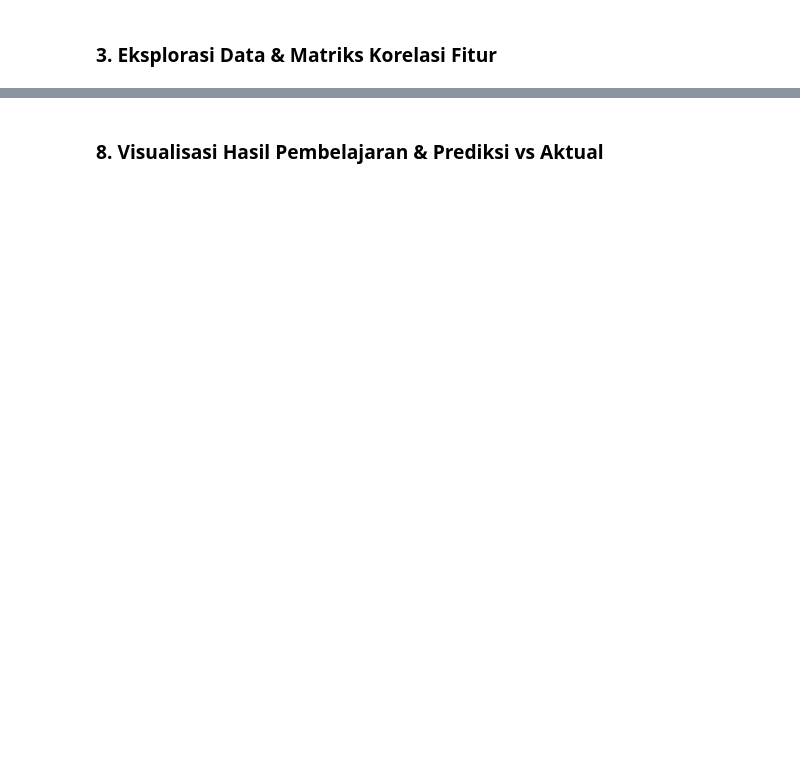
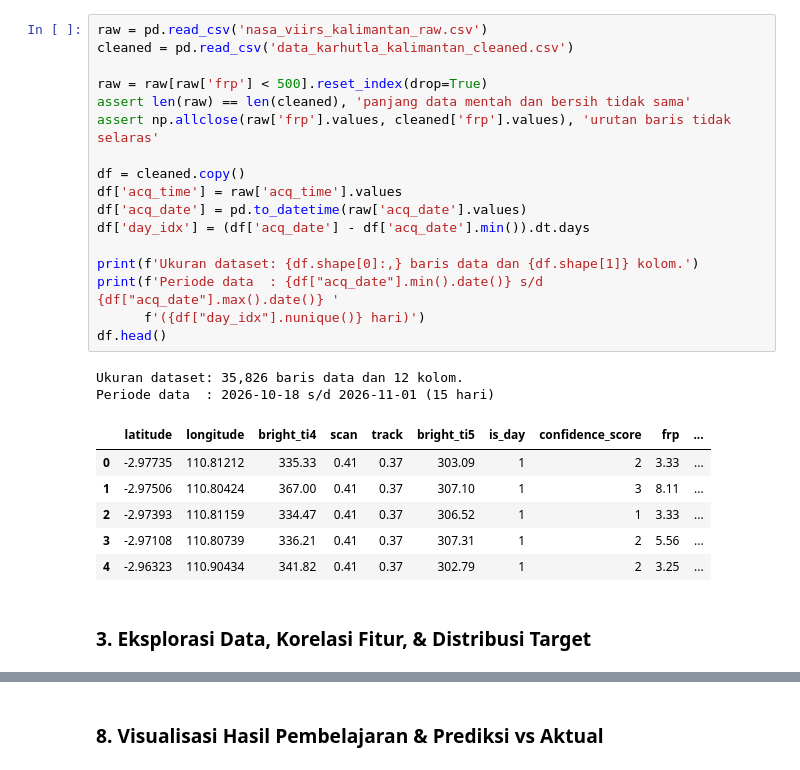
Before and after one commit to adityadoang/Prediksi-titik-panas-karhutla-di-kalimantan, a Jupyter notebook: projek_jst_karhutla.ipynb, the cells around one changed output, grey strips where cells are left out. Drawn from its saved outputs; the diff is of its cells as text; blank space fills up the shorter version.

```diff
--- a/projek_jst_karhutla.ipynb
+++ b/projek_jst_karhutla.ipynb
@@ -67,3 +72,29 @@ Ukuran dataset: 35,826 baris data dan 9 kolom.
+# %%
+raw = pd.read_csv('nasa_viirs_kalimantan_raw.csv')
+cleaned = pd.read_csv('data_karhutla_kalimantan_cleaned.csv')
+
+raw = raw[raw['frp'] < 500].reset_index(drop=True)
+assert len(raw) == len(cleaned), 'panjang data mentah dan bersih tidak sama'
+assert np.allclose(raw['frp'].values, cleaned['frp'].values), 'urutan baris tidak selaras'
+
+df = cleaned.copy()
+df['acq_time'] = raw['acq_time'].values
+df['acq_date'] = pd.to_datetime(raw['acq_date'].values)
+df['day_idx'] = (df['acq_date'] - df['acq_date'].min()).dt.days
+
+print(f'Ukuran dataset: {df.shape[0]:,} baris data dan {df.shape[1]} kolom.')
+print(f'Periode data  : {df["acq_date"].min().date()} s/d {df["acq_date"].max().date()} '
+      f'({df["day_idx"].nunique()} hari)')
+df.head()
+# %% [output]
+Ukuran dataset: 35,826 baris data dan 12 kolom.
+Periode data  : 2026-10-18 s/d 2026-11-01 (15 hari)
+|  | latitude | longitude | bright_ti4 | scan | track | bright_ti5 | is_day | confidence_score | frp | ... |
+| 0 | -2.97735 | 110.81212 | 335.33 | 0.41 | 0.37 | 303.09 | 1 | 2 | 3.33 | ... |
+| 1 | -2.97506 | 110.80424 | 367.00 | 0.41 | 0.37 | 307.10 | 1 | 3 | 8.11 | ... |
+| 2 | -2.97393 | 110.81159 | 334.47 | 0.41 | 0.37 | 306.52 | 1 | 1 | 3.33 | ... |
+| 3 | -2.97108 | 110.80739 | 336.21 | 0.41 | 0.37 | 307.31 | 1 | 2 | 5.56 | ... |
+| 4 | -2.96323 | 110.90434 | 341.82 | 0.41 | 0.37 | 302.79 | 1 | 2 | 3.25 | ... |
 # %% [markdown]
-### 3. Eksplorasi Data & Matriks Korelasi Fitur
+### 3. Eksplorasi Data, Korelasi Fitur, & Distribusi Target
 # %%
```
Also changed, not shown: parts of 29 cells of this notebook, 4 other files.
